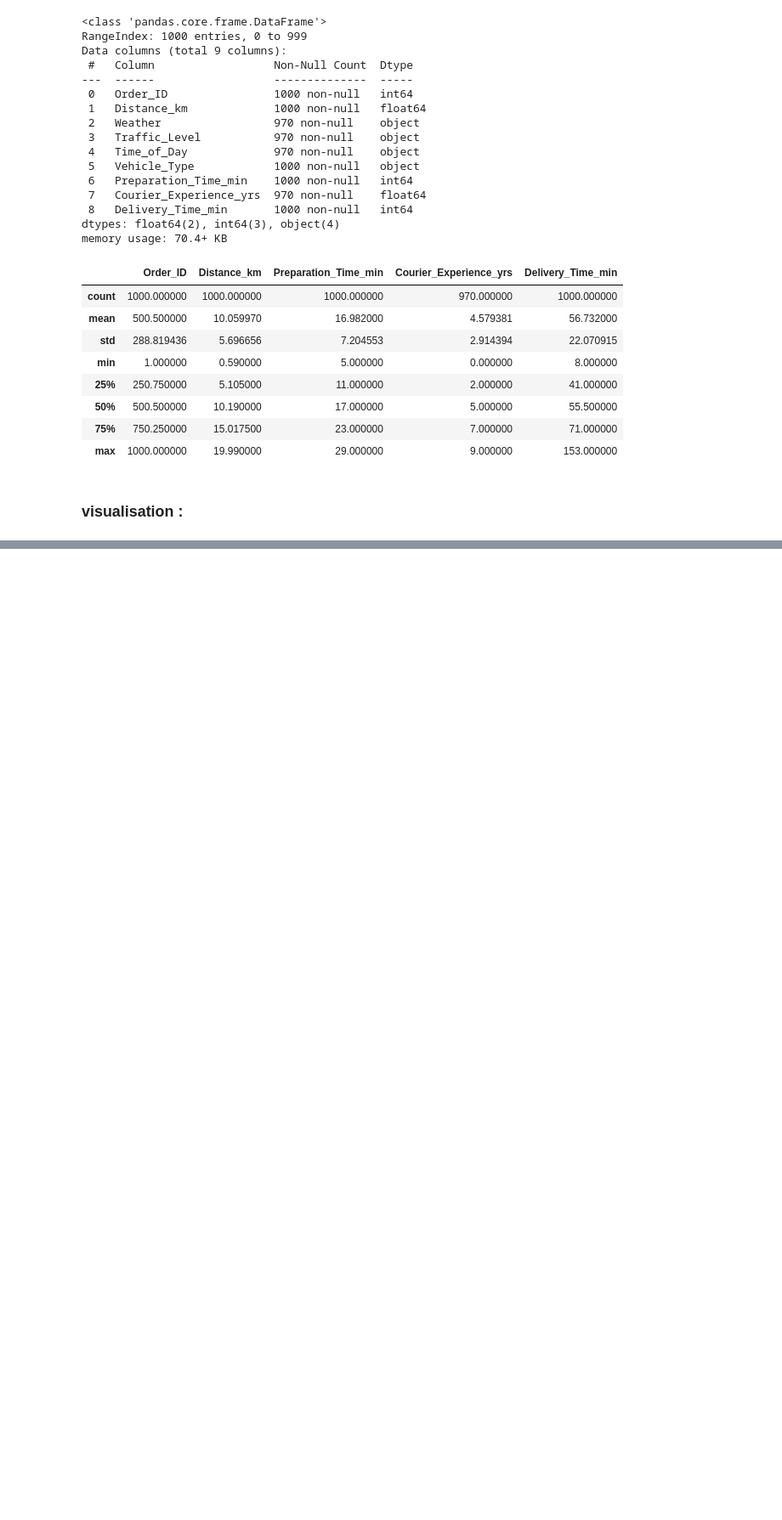
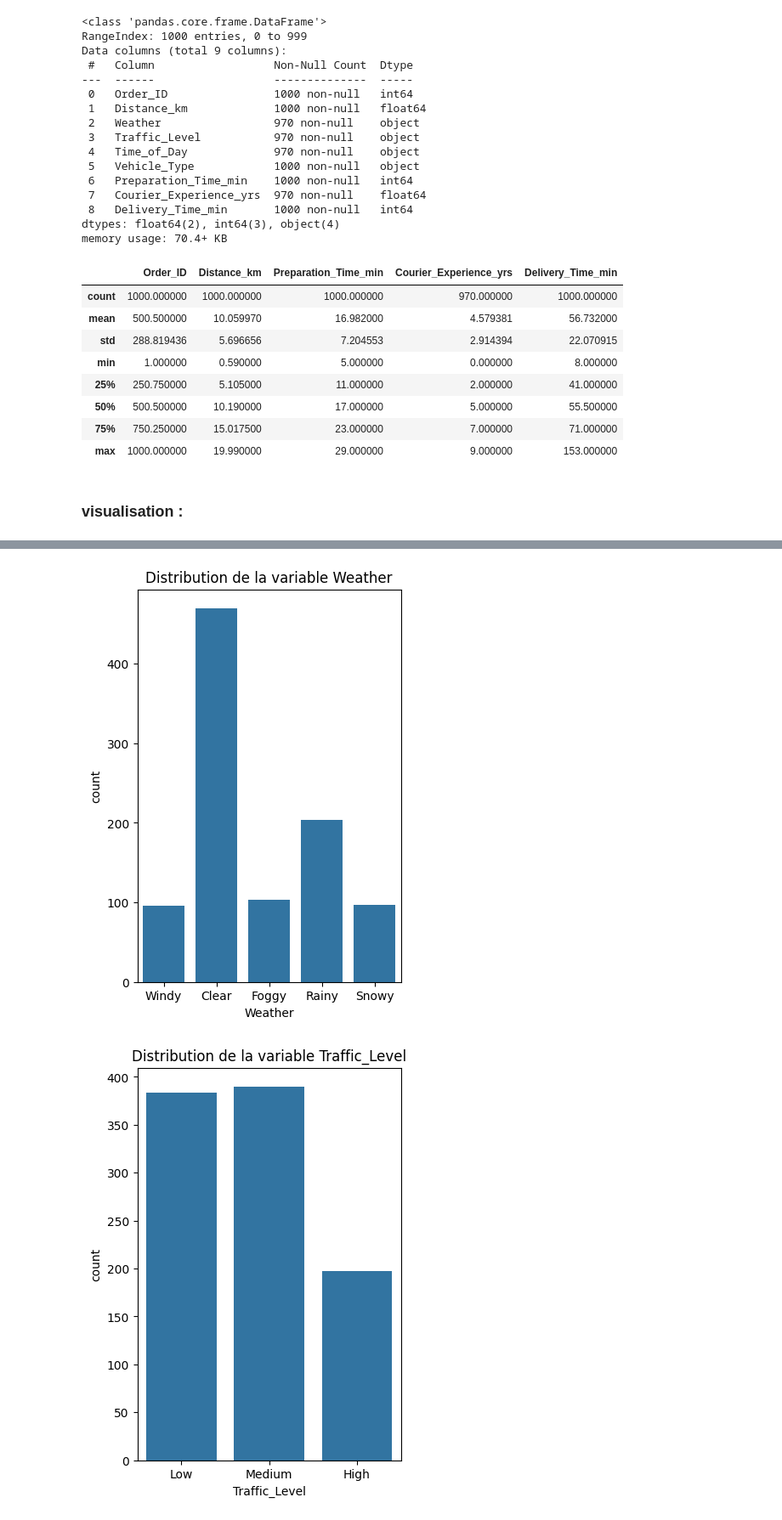
Before and after one commit to elhidarinouhayla/Pr-diction-du-Temps-de-Livraison, a Jupyter notebook: EDA.ipynb, the cells around one changed output, grey strips where cells are left out. Shown at 85% size. Cells and saved outputs as stored; diff of their text form; code cells hidden in the pictures; blank space fills up the shorter version.

```diff
--- a/EDA.ipynb
+++ b/EDA.ipynb
@@ -112,0 +128,14 @@ data.describe()
+# %%
+# 2-création de countplots pour les variables catégorielles par rapport à 'Delivery_Time_min':
+caColumns = data.drop(columns=numColumns).columns
+
+for col in caColumns:
+    plt.figure(figsize=(4,6))
+    sns.countplot(data=data, x=col)
+    plt.title(f"Distribution de la variable {col}")
+    # sns.barplot(data=data, x=col, y='Delivery_Time_min', estimator='mean')
+    # plt.title(f"Temps moyen de livraison selon {col}")
+    # plt.show()
+# %% [output]
+[figure, added]
+[figure, added]
```
Also changed, not shown: parts of 12 cells of this notebook, 3 other files.
